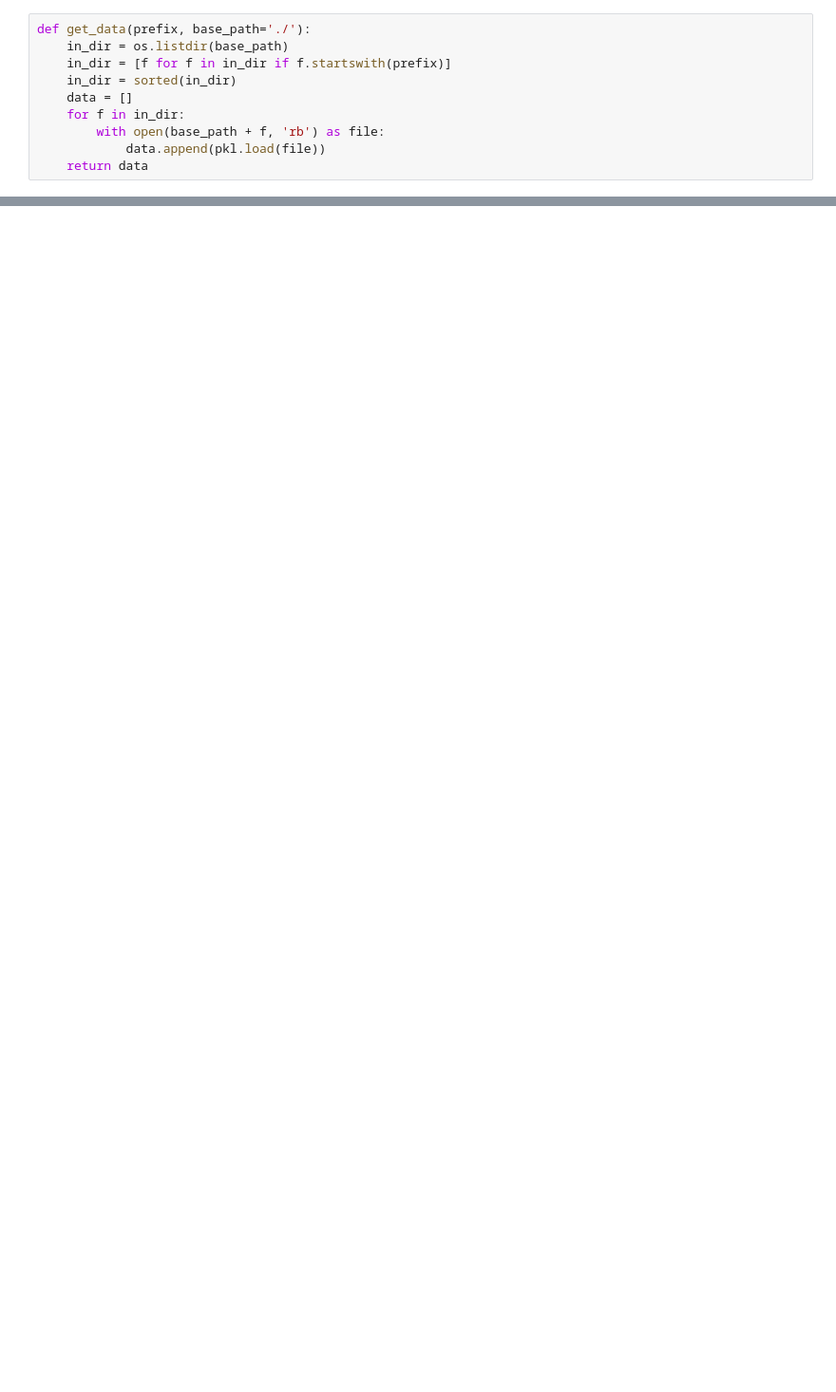
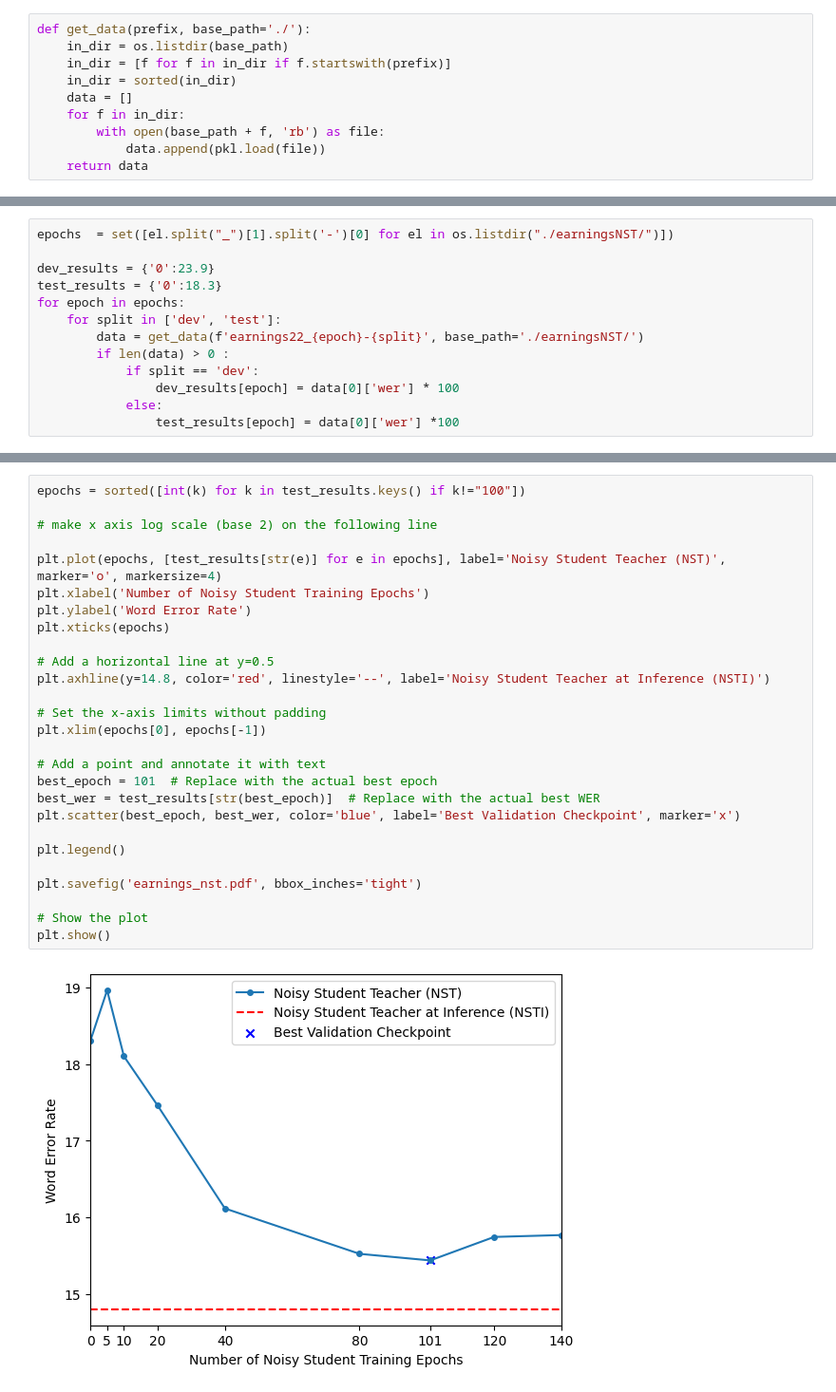
Before and after one commit to robflynnyh/dynamic-asr-eval, a Jupyter notebook: lcasr/results/eval.ipynb, the cells around one changed output, grey strips where cells are left out. Shown at 95% size. Cells and saved outputs as stored; diff of their text form; blank space fills up the shorter version.

```diff
--- a/lcasr/results/eval.ipynb
+++ b/lcasr/results/eval.ipynb
@@ -64,0 +33,13 @@ for module in model.modules():
+# %%
+epochs  = set([el.split("_")[1].split('-')[0] for el in os.listdir("./earningsNST/")])
+
+dev_results = {'0':23.9}
+test_results = {'0':18.3}
+for epoch in epochs:
+    for split in ['dev', 'test']:
+        data = get_data(f'earnings22_{epoch}-{split}', base_path='./earningsNST/')
+        if len(data) > 0 :
+            if split == 'dev':
+                dev_results[epoch] = data[0]['wer'] * 100
+            else:
+                test_results[epoch] = data[0]['wer'] *100
@@ -64,0 +58,29 @@ for module in model.modules():
+# %%
+epochs = sorted([int(k) for k in test_results.keys() if k!="100"])
+
+# make x axis log scale (base 2) on the following line
+
+plt.plot(epochs, [test_results[str(e)] for e in epochs], label='Noisy Student Teacher (NST)', marker='o', markersize=4)
+plt.xlabel('Number of Noisy Student Training Epochs')
+plt.ylabel('Word Error Rate')
+plt.xticks(epochs)
+
+# Add a horizontal line at y=0.5
+plt.axhline(y=14.8, color='red', linestyle='--', label='Noisy Student Teacher at Inference (NSTI)')
+
+# Set the x-axis limits without padding
+plt.xlim(epochs[0], epochs[-1])
+
+# Add a point and annotate it with text
+best_epoch = 101  # Replace with the actual best epoch
+best_wer = test_results[str(best_epoch)]  # Replace with the actual best WER
+plt.scatter(best_epoch, best_wer, color='blue', label='Best Validation Checkpoint', marker='x')
+
+plt.legend()
+
+plt.savefig('earnings_nst.pdf', bbox_inches='tight')
+
+# Show the plot
+plt.show()
+# %% [output]
+[figure, added]
```
Also changed, not shown: parts of 14 cells of this notebook, 19 other files.
